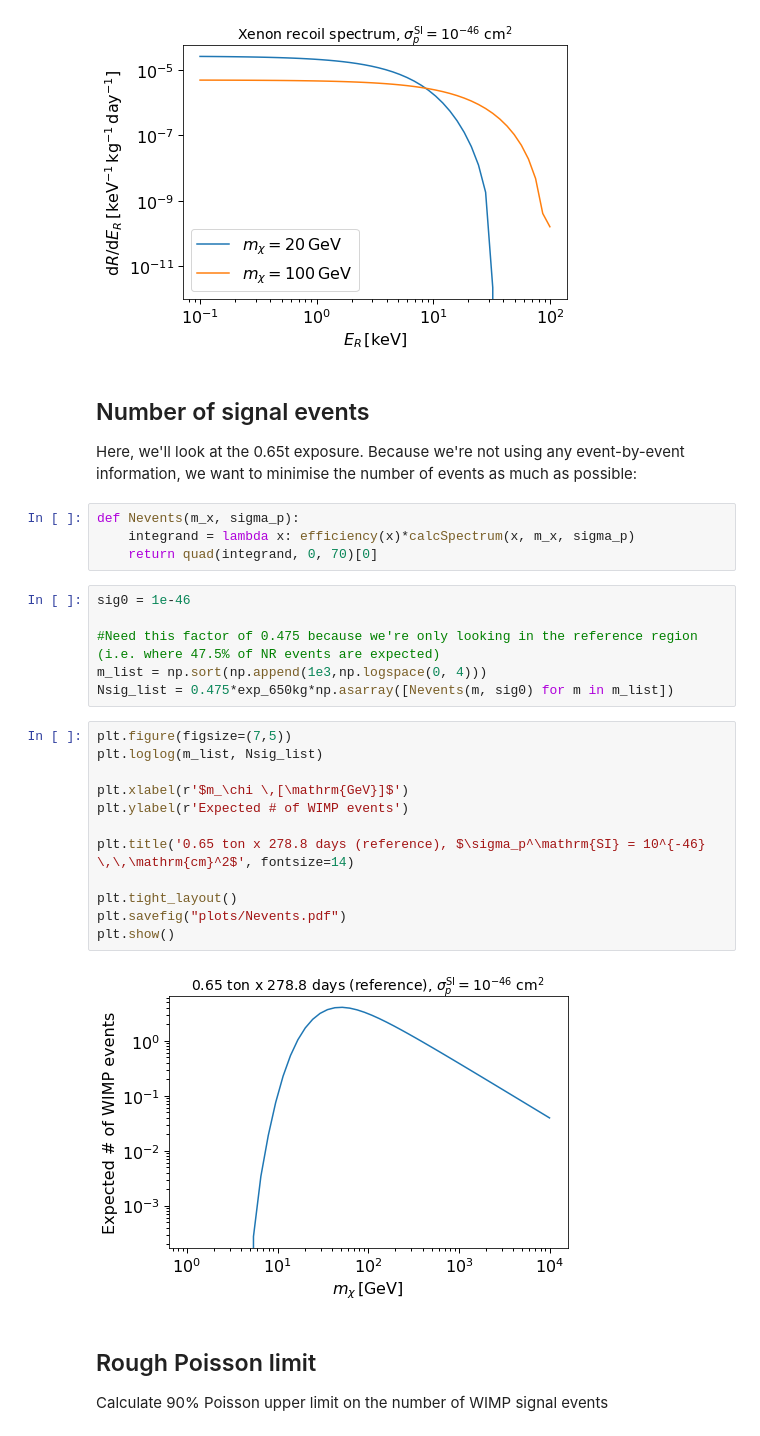
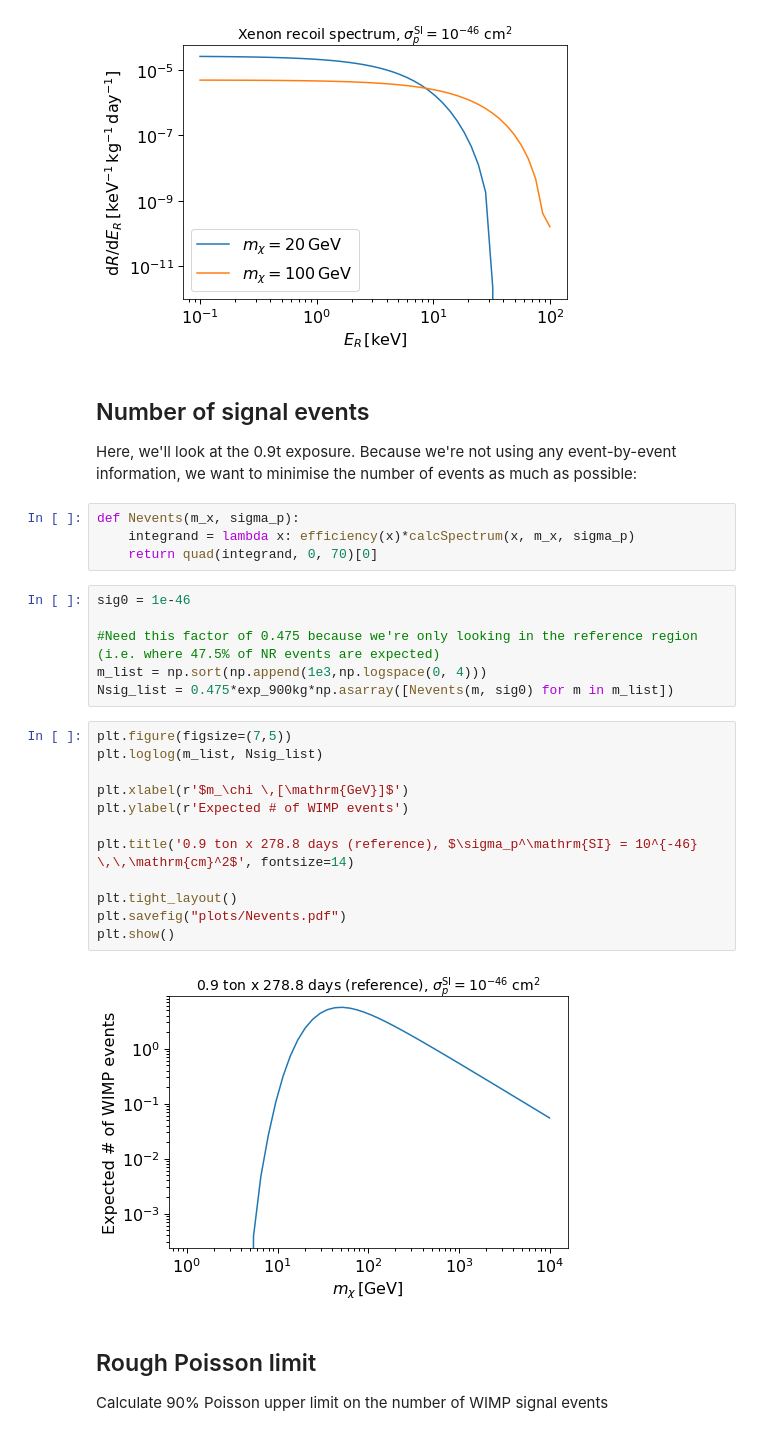
Before and after one commit to bradkav/Xenon1T-2018, a Jupyter notebook: Xenon1T-limit.ipynb, the cells around one changed output. Drawn from its saved outputs; the diff is of its cells as text.

```diff
--- a/Xenon1T-limit.ipynb
+++ b/Xenon1T-limit.ipynb
@@ -125,7 +125,7 @@ plt.show()
 # %% [markdown]
 ## Number of signal events
 
-Here, we'll look at the 0.65t exposure. Because we're not using any event-by-event information, we want to minimise the number of events as much as possible:
+Here, we'll look at the 0.9t exposure. Because we're not using any event-by-event information, we want to minimise the number of events as much as possible:
 # %%
 def Nevents(m_x, sigma_p):
     integrand = lambda x: efficiency(x)*calcSpectrum(x, m_x, sigma_p)
@@ -135,21 +135,21 @@ sig0 = 1e-46
 
 #Need this factor of 0.475 because we're only looking in the reference region (i.e. where 47.5% of NR events are expected)
 m_list = np.sort(np.append(1e3,np.logspace(0, 4)))
-Nsig_list = 0.475*exp_650kg*np.asarray([Nevents(m, sig0) for m in m_list])
+Nsig_list = 0.475*exp_900kg*np.asarray([Nevents(m, sig0) for m in m_list])
 # %%
 plt.figure(figsize=(7,5))
 plt.loglog(m_list, Nsig_list)
 
 plt.xlabel(r'$m_\chi \,[\mathrm{GeV}]$')
 plt.ylabel(r'Expected # of WIMP events')
 
-plt.title('0.65 ton x 278.8 days (reference), $\sigma_p^\mathrm{SI} = 10^{-46} \,\,\mathrm{cm}^2$', fontsize=14)
+plt.title('0.9 ton x 278.8 days (reference), $\sigma_p^\mathrm{SI} = 10^{-46} \,\,\mathrm{cm}^2$', fontsize=14)
 
 plt.tight_layout()
 plt.savefig("plots/Nevents.pdf")
 plt.show()
 # %% [output]
-[figure, old version]
+[figure, new version]
 # %% [markdown]
 ## Rough Poisson limit
 
```
Also changed, not shown: parts of 5 cells of this notebook, 5 other files.
